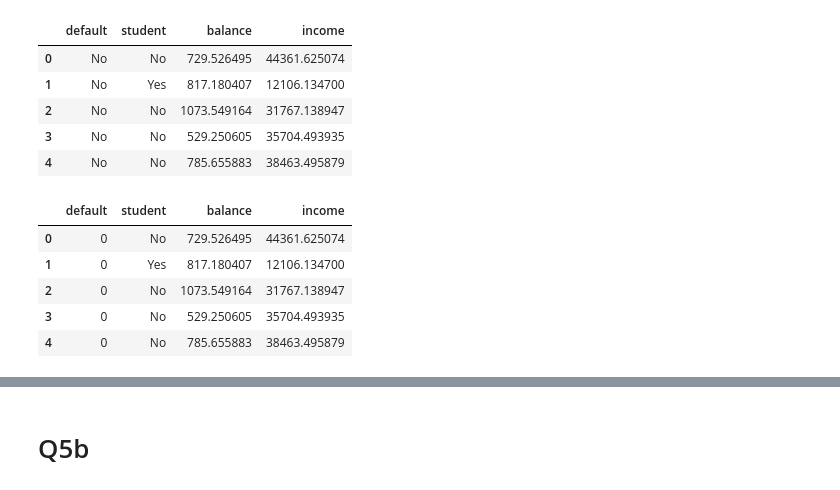
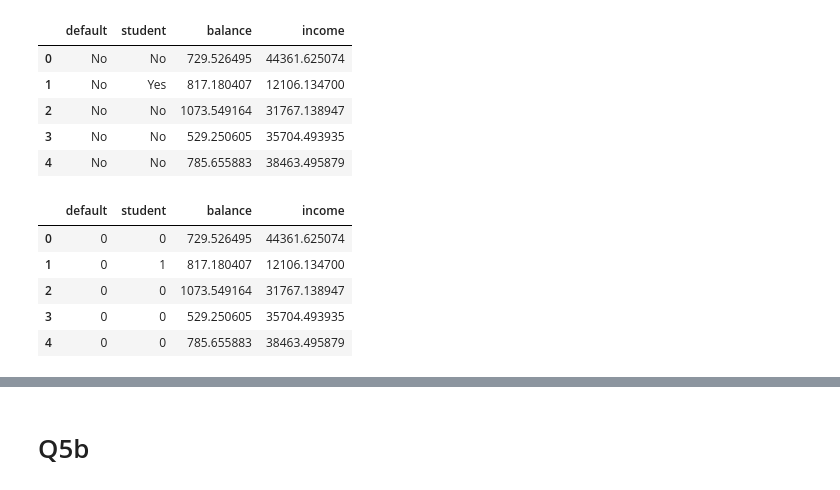
Before and after one commit to anitarestrepo16/machine-learning-class-2023, a Jupyter notebook: PSet2/Pset2.ipynb, the cells around one changed output, grey strips where cells are left out. Drawn from its saved outputs; the diff is of its cells as text; code cells hidden in the pictures.

```diff
--- a/PSet2/Pset2.ipynb
+++ b/PSet2/Pset2.ipynb
@@ -218,15 +218,16 @@ df2_dummy.head()
 | 3 | No | No | 529.250605 | 35704.493935 |
 | 4 | No | No | 785.655883 | 38463.495879 |
 # %%
-df2_dummy["default"] = np.where(df2_dummy["default"] == "Yes", 1, 0)
+df2_dummy["default"] = np.where(df2["default"] == "Yes", 1, 0)
+df2_dummy["student"] = np.where(df2["student"] == "Yes", 1, 0)
 df2_dummy.head()
 # %% [output]
 |  | default | student | balance | income |
-| 0 | 0 | No | 729.526495 | 44361.625074 |
-| 1 | 0 | Yes | 817.180407 | 12106.134700 |
-| 2 | 0 | No | 1073.549164 | 31767.138947 |
-| 3 | 0 | No | 529.250605 | 35704.493935 |
-| 4 | 0 | No | 785.655883 | 38463.495879 |
+| 0 | 0 | 0 | 729.526495 | 44361.625074 |
+| 1 | 0 | 1 | 817.180407 | 12106.134700 |
+| 2 | 0 | 0 | 1073.549164 | 31767.138947 |
+| 3 | 0 | 0 | 529.250605 | 35704.493935 |
+| 4 | 0 | 0 | 785.655883 | 38463.495879 |
 # %%
 log_reg = smf.logit('default ~ balance  + income', data = df2_dummy).fit()
 print(log_reg.summary())
```
Also changed, not shown: parts of 12 cells of this notebook.
